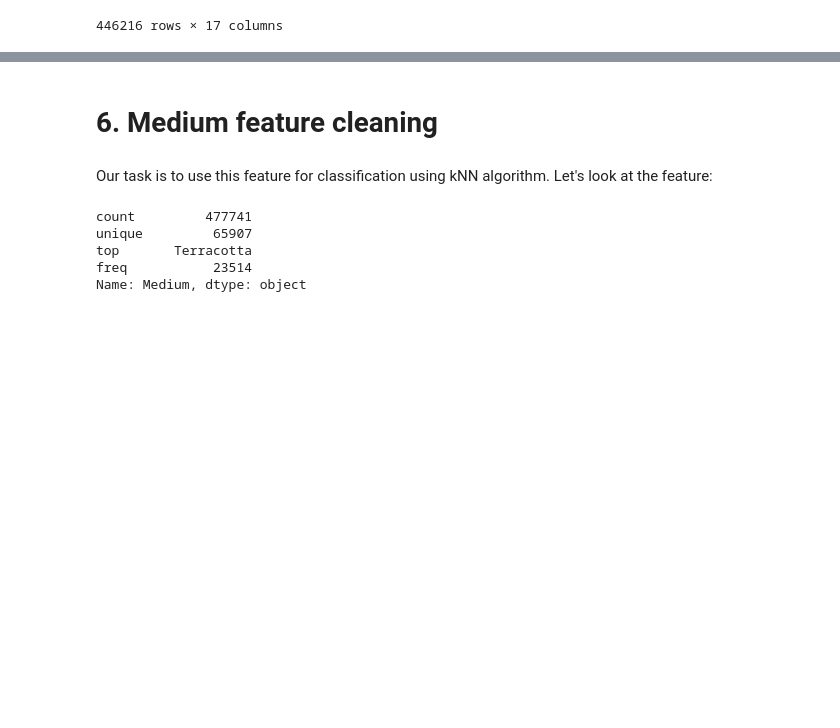
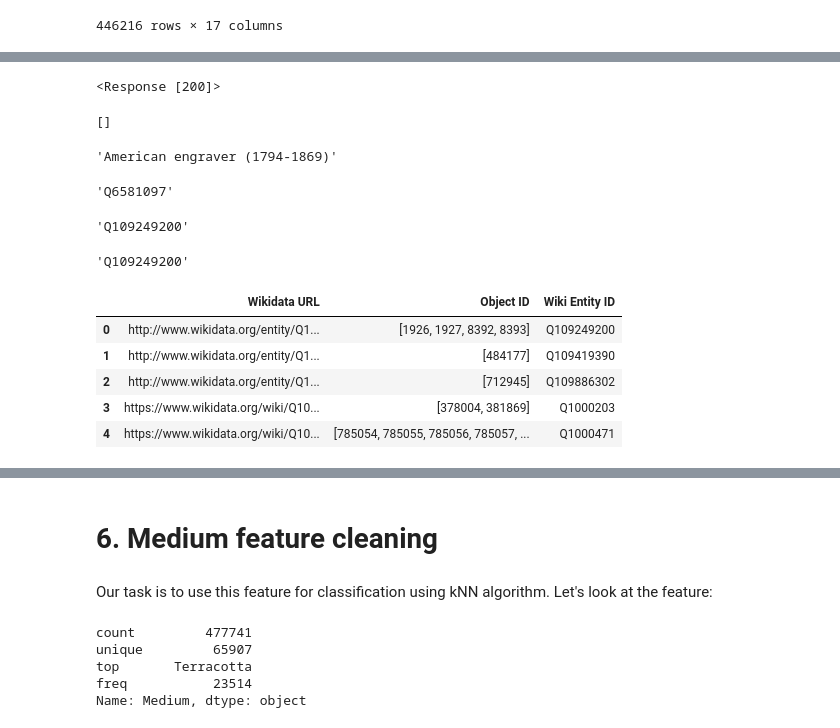
Before and after one commit to nickobard/Data-Preprocessing-Course, a Jupyter notebook: 01/01_homework.ipynb, the cells around one changed output, grey strips where cells are left out. Saved outputs shown, nothing was run; the diff lists cells and outputs as text; code cells hidden in the pictures; blank space fills up the shorter version.

```diff
--- a/01/01_homework.ipynb
+++ b/01/01_homework.ipynb
@@ -2040,0 +2038,5 @@ Index(['AccessionYear', 'City', 'Classification', 'Country', 'County',
+# %%
+df_wikidata = df_art_not_nan[['Wikidata URL', 'Object ID']].copy()
+df_wikidata.dropna(subset=['Wikidata URL'], how='any', inplace=True)
+df_wikidata = df_wikidata.groupby('Wikidata URL')['Object ID'].apply(list).reset_index()
+df_wikidata.head()
@@ -2040,0 +2074,5 @@ Index(['AccessionYear', 'City', 'Classification', 'Country', 'County',
+# %%
+response = requests.get('https://www.wikidata.org/entity/Q109249200')
+response
+# %% [output]
+<Response [200]>
@@ -2040,0 +2081,4 @@ Index(['AccessionYear', 'City', 'Classification', 'Country', 'County',
+# %%
+soup.select('')
+# %% [output]
+[]
@@ -2040,0 +2087,6 @@ Index(['AccessionYear', 'City', 'Classification', 'Country', 'County',
+# %%
+display(response.json()['descriptions']['en'])
+display(response.json()['statements']['P21'][0]['value']['content'])
+# %% [output]
+'American engraver (1794-1869)'
+'Q6581097'
@@ -2040,0 +2095,22 @@ Index(['AccessionYear', 'City', 'Classification', 'Country', 'County',
+# %%
+urlparse('http://www.wikidata.org/entity/Q109249200').path.split('/')[-1]
+# %% [output]
+'Q109249200'
+# %%
+def extract_wiki_entity_id(url: str) -> str:
+    return urlparse(url).path.split('/')[-1]
+
+
+extract_wiki_entity_id('http://www.wikidata.org/entity/Q109249200')
+# %% [output]
+'Q109249200'
+# %%
+df_wikidata['Wiki Entity ID'] = df_wikidata['Wikidata URL'].apply(extract_wiki_entity_id)
+df_wikidata.head()
+# %% [output]
+|  | Wikidata URL | Object ID | Wiki Entity ID |
+| 0 | http://www.wikidata.org/entity/Q1... | [1926, 1927, 8392, 8393] | Q109249200 |
+| 1 | http://www.wikidata.org/entity/Q1... | [484177] | Q109419390 |
+| 2 | http://www.wikidata.org/entity/Q1... | [712945] | Q109886302 |
+| 3 | https://www.wikidata.org/wiki/Q10... | [378004, 381869] | Q1000203 |
+| 4 | https://www.wikidata.org/wiki/Q10... | [785054, 785055, 785056, 785057, ... | Q1000471 |
```
Also changed, not shown: parts of 31 cells of this notebook, 1 other file.
